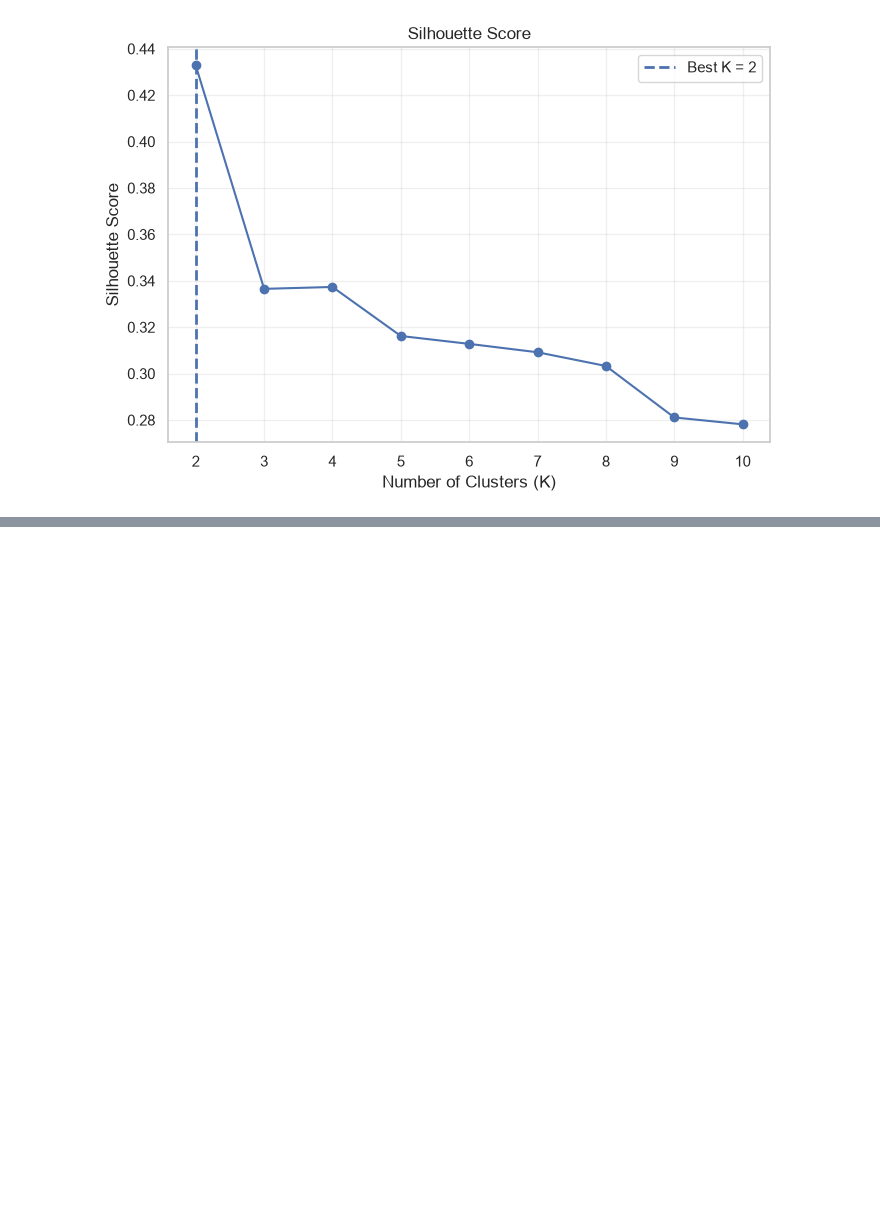
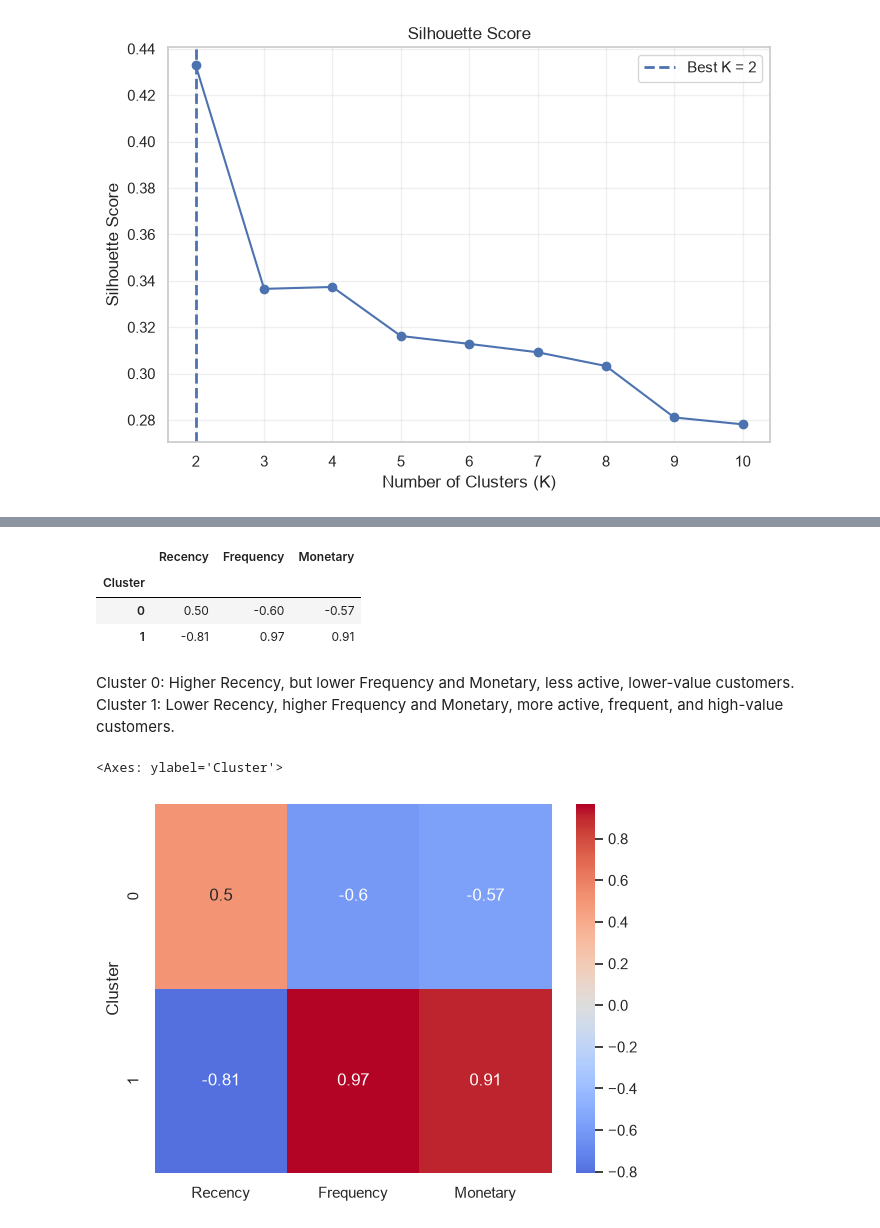
Before and after one commit to CodeWithNafisat/OIBSIP, a Jupyter notebook: DataAnalytics_L1_CustomerSegmentation/CustomerSegmentation.ipynb, the cells around one changed output, grey strips where cells are left out. Saved outputs shown, nothing was run; the diff lists cells and outputs as text; code cells hidden in the pictures; blank space fills up the shorter version.

```diff
--- a/DataAnalytics_L1_CustomerSegmentation/CustomerSegmentation.ipynb
+++ b/DataAnalytics_L1_CustomerSegmentation/CustomerSegmentation.ipynb
@@ -467,0 +491,4 @@ Both the Silhouette Score and Elbow Method indicated that the optimal number of
+# %%
+# Based on elbow and silhouette, the optimal k is 2
+model = KMeans(n_clusters = best_k, random_state = 42, n_init = 20)
+model.fit(scaled_rfm_features)
@@ -467,0 +497,4 @@ Both the Silhouette Score and Elbow Method indicated that the optimal number of
+# %%
+# Assign cluster label to unscaled rfm features.
+rfm["Clusters"] = model.labels_
+display(rfm["Clusters"].value_counts().sort_index().to_frame("Customers"))
@@ -467,0 +554,22 @@ Both the Silhouette Score and Elbow Method indicated that the optimal number of
+# %%
+# Use Standardized cluster profile:
+cluster_scaled = pd.DataFrame(
+    scaled_rfm_features, columns = ["Recency", "Frequency", "Monetary"])
+
+cluster_scaled["Cluster"] = rfm["Clusters"]
+profile = cluster_scaled.groupby("Cluster").mean()
+# %%
+profile
+# %% [output]
+|  | Recency | Frequency | Monetary |
+| Cluster |  |  |  |
+| 0 | 0.50 | -0.60 | -0.57 |
+| 1 | -0.81 | 0.97 | 0.91 |
+# %% [markdown]
+Cluster 0: Higher Recency, but lower Frequency and Monetary, less active, lower-value customers.
+Cluster 1: Lower Recency, higher Frequency and Monetary, more active, frequent, and high-value customers.
+# %%
+sns.heatmap(profile, annot=True, center=0, cmap="coolwarm")
+# %% [output]
+<Axes: ylabel='Cluster'>
+[figure, added]
```
Also changed, not shown: parts of 34 cells of this notebook, 1 other file.
